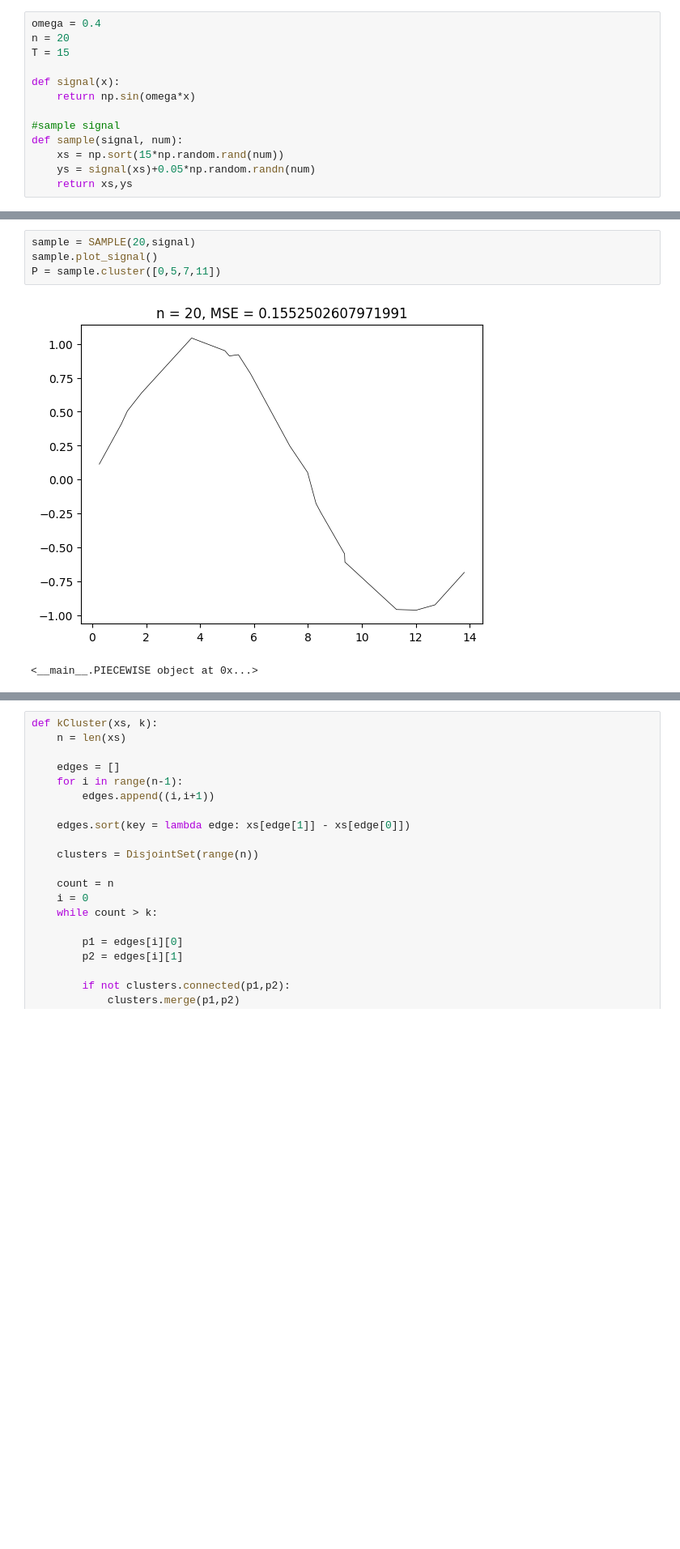
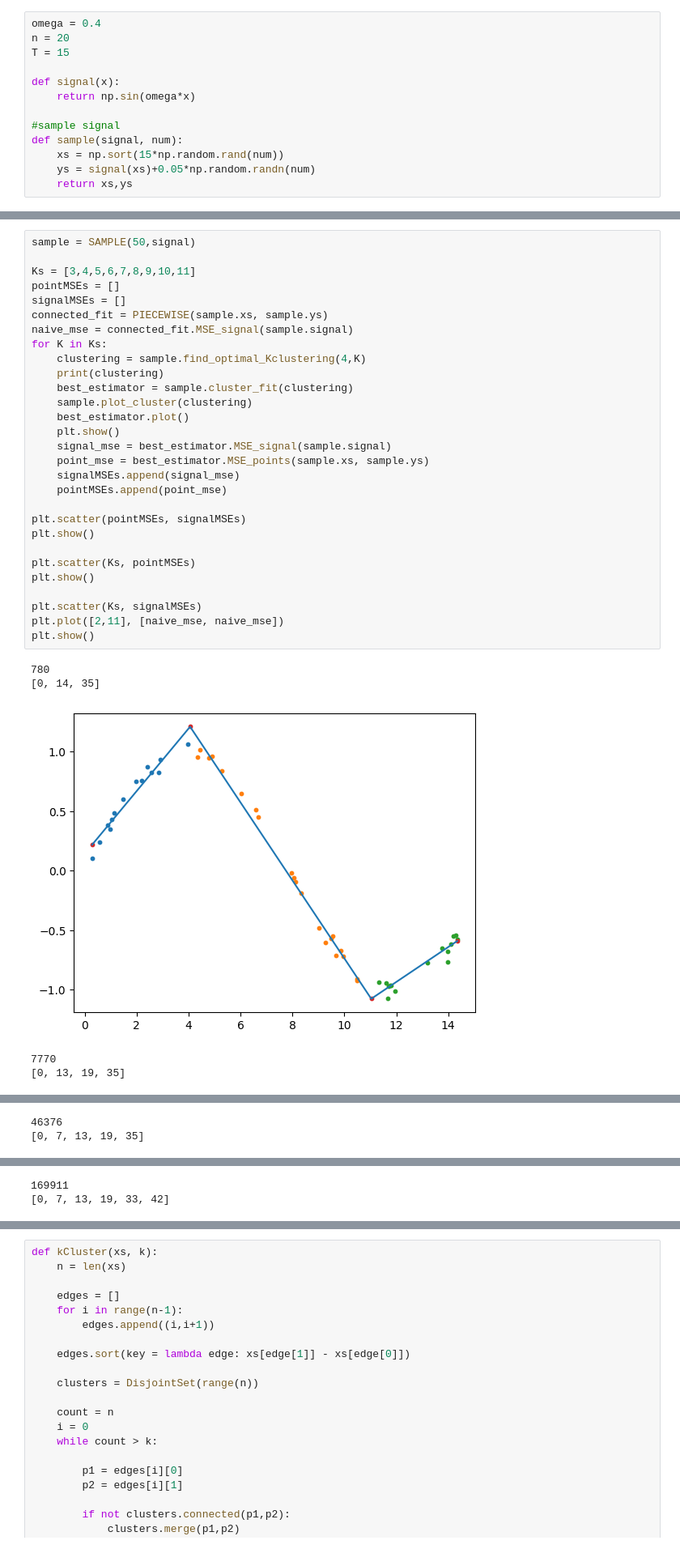
Before and after one commit to davebro1031/CS-506-Project, a Jupyter notebook: 1d_problem.ipynb, the cells around one changed output, grey strips where cells are left out. Shown at 81% size. Drawn from its saved outputs; the diff is of its cells as text; blank space fills up the shorter version.

```diff
--- a/1d_problem.ipynb
+++ b/1d_problem.ipynb
@@ -119,7 +187,35 @@ class SAMPLE:
-# %%
-sample = SAMPLE(20,signal)
-sample.plot_signal()
-P = sample.cluster([0,5,7,11])
-# %% [output]
-[figure, removed]
-<__main__.PIECEWISE object at 0x...>
+# %%
+sample = SAMPLE(50,signal)
+
+Ks = [3,4,5,6,7,8,9,10,11]
+pointMSEs = []
+signalMSEs = []
+connected_fit = PIECEWISE(sample.xs, sample.ys)
+naive_mse = connected_fit.MSE_signal(sample.signal)
+for K in Ks:
+    clustering = sample.find_optimal_Kclustering(4,K)
+    print(clustering)
+    best_estimator = sample.cluster_fit(clustering)
+    sample.plot_cluster(clustering)
+    best_estimator.plot()
+    plt.show()
+    signal_mse = best_estimator.MSE_signal(sample.signal)
+    point_mse = best_estimator.MSE_points(sample.xs, sample.ys)
+    signalMSEs.append(signal_mse)
+    pointMSEs.append(point_mse)
+
+plt.scatter(pointMSEs, signalMSEs)
+plt.show()
+
+plt.scatter(Ks, pointMSEs)
+plt.show()
+
+plt.scatter(Ks, signalMSEs)
+plt.plot([2,11], [naive_mse, naive_mse])
+plt.show()
+# %% [output]
+780
+[0, 14, 35]
+[figure, added]
+7770
+[0, 13, 19, 35]
@@ -125,0 +223,2 @@ P = sample.cluster([0,5,7,11])
+46376
+[0, 7, 13, 19, 35]
@@ -125,0 +226,2 @@ P = sample.cluster([0,5,7,11])
+169911
+[0, 7, 13, 19, 33, 42]
```
Also changed, not shown: parts of 6 cells of this notebook.
